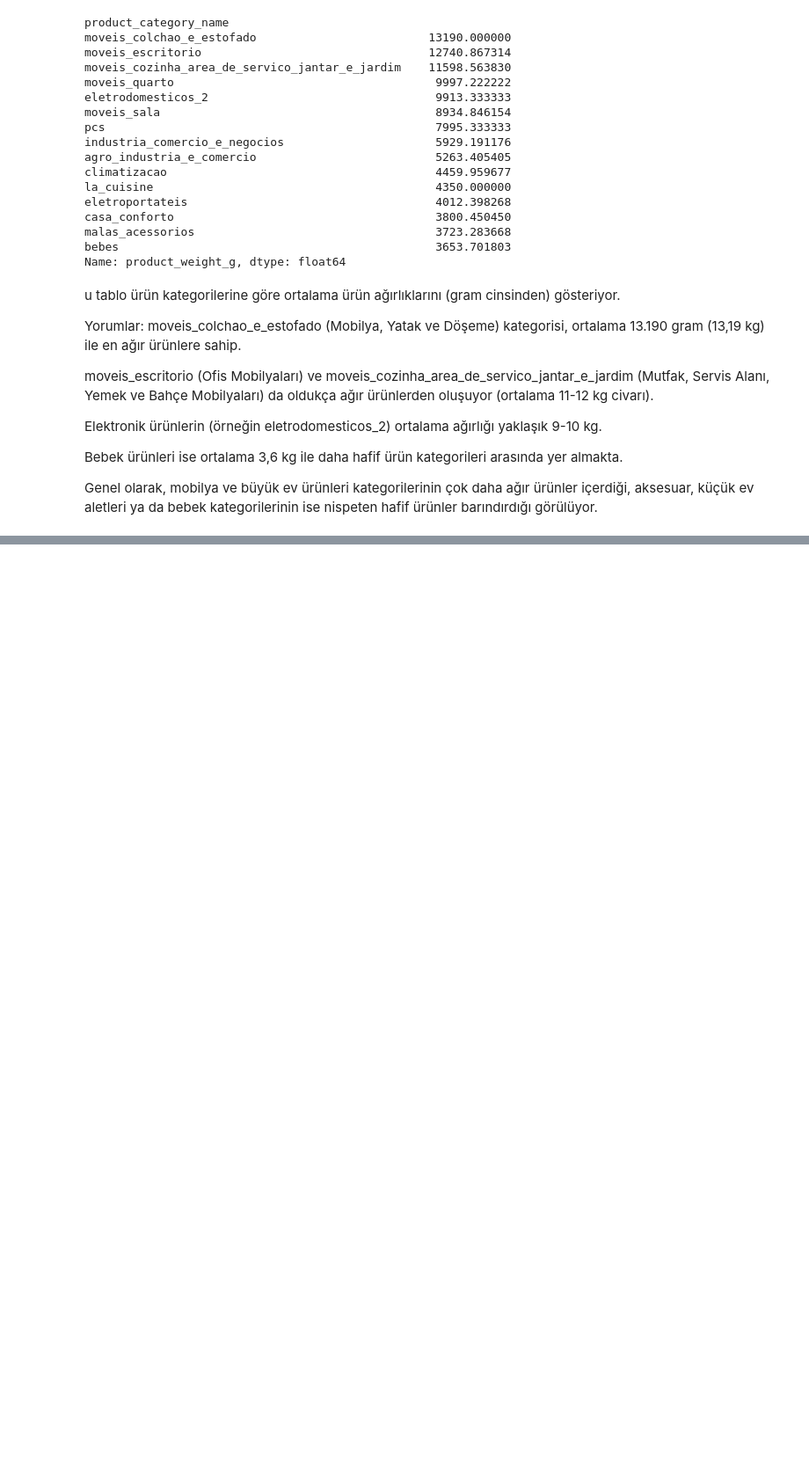
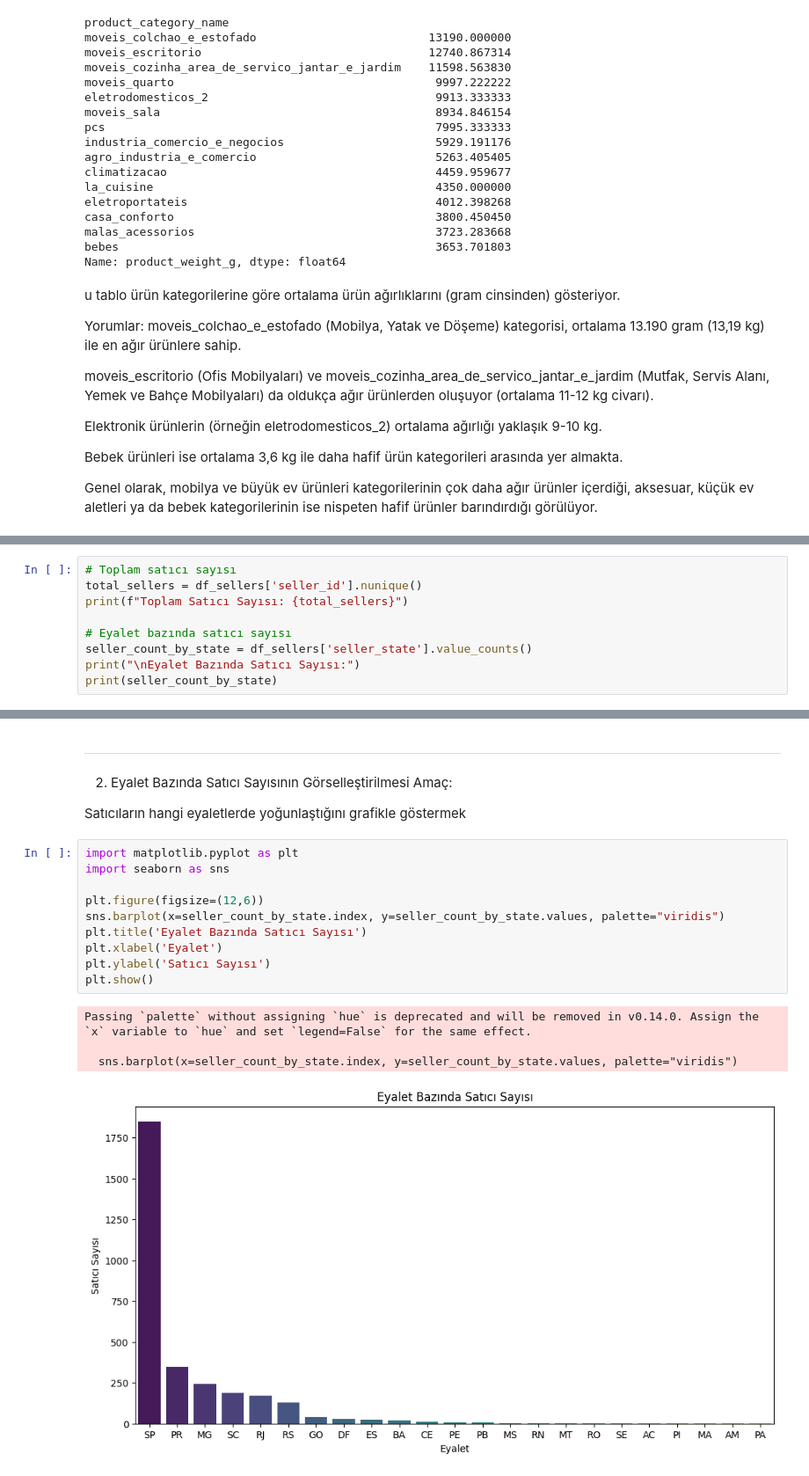
Before and after one commit to hacerkls42/Olist-E-Commerce-Analytics-Project, a Jupyter notebook: notebooks/analiz_ve_gorsellestirme.ipynb, the cells around one changed output, grey strips where cells are left out. Shown at 88% size. Drawn from its saved outputs; the diff is of its cells as text; blank space fills up the shorter version.

Commit message:
Performed individual analyses and visualizations for datasets separately

```diff
--- a/notebooks/analiz_ve_gorsellestirme.ipynb
+++ b/notebooks/analiz_ve_gorsellestirme.ipynb
@@ -2549,0 +1854,9 @@ Genel olarak, mobilya ve büyük ev ürünleri kategorilerinin çok daha ağır
+# %%
+# Toplam satıcı sayısı
+total_sellers = df_sellers['seller_id'].nunique()
+print(f"Toplam Satıcı Sayısı: {total_sellers}")
+
+# Eyalet bazında satıcı sayısı
+seller_count_by_state = df_sellers['seller_state'].value_counts()
+print("\nEyalet Bazında Satıcı Sayısı:")
+print(seller_count_by_state)
@@ -2549,0 +1881,22 @@ Genel olarak, mobilya ve büyük ev ürünleri kategorilerinin çok daha ağır
+# %% [markdown]
+------------
+
+2. Eyalet Bazında Satıcı Sayısının Görselleştirilmesi
+Amaç:
+
+Satıcıların hangi eyaletlerde yoğunlaştığını grafikle göstermek
+# %%
+import matplotlib.pyplot as plt
+import seaborn as sns
+
+plt.figure(figsize=(12,6))
+sns.barplot(x=seller_count_by_state.index, y=seller_count_by_state.values, palette="viridis")
+plt.title('Eyalet Bazında Satıcı Sayısı')
+plt.xlabel('Eyalet')
+plt.ylabel('Satıcı Sayısı')
+plt.show()
+# %% [output]
+Passing `palette` without assigning `hue` is deprecated and will be removed in v0.14.0. Assign the `x` variable to `hue` and set `legend=False` for the same effect.
+
+  sns.barplot(x=seller_count_by_state.index, y=seller_count_by_state.values, palette="viridis")
+[figure, added]
```
Also changed, not shown: parts of 111 cells of this notebook, 3 other files.
